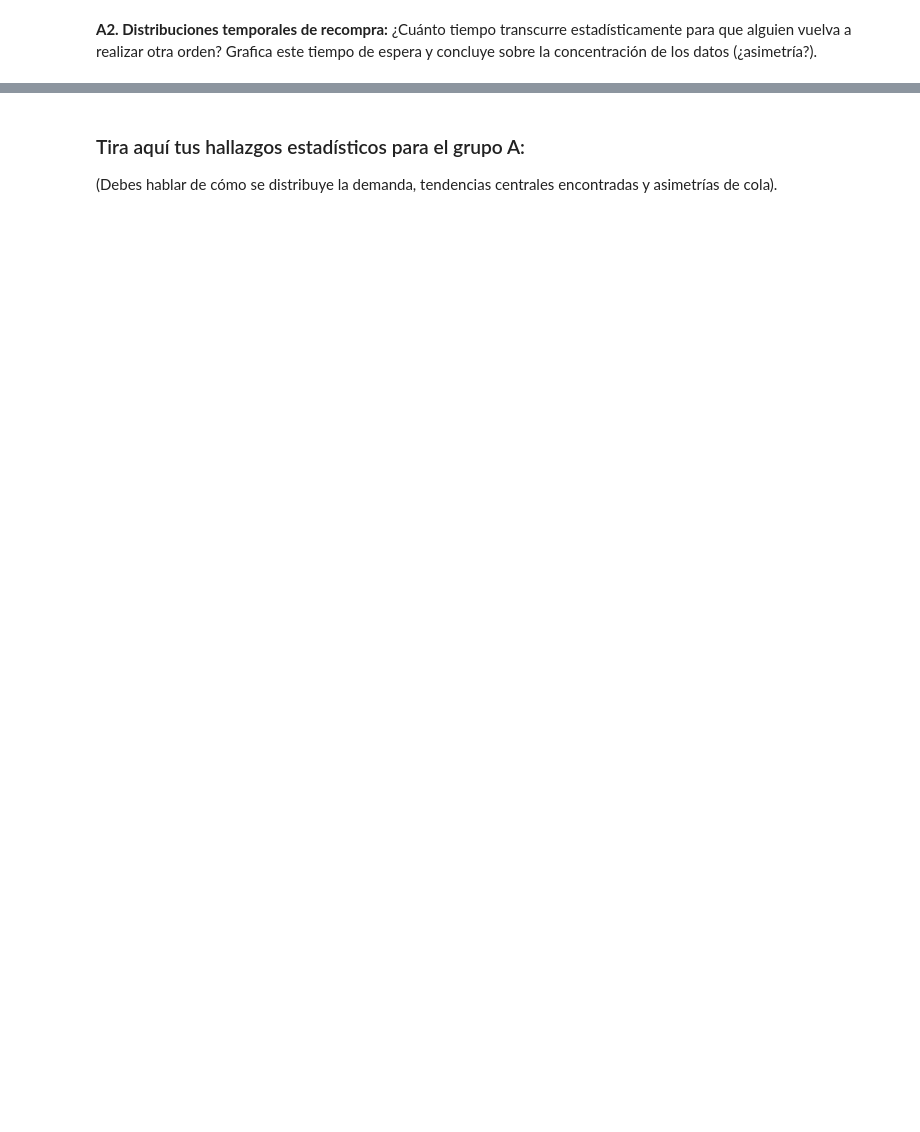
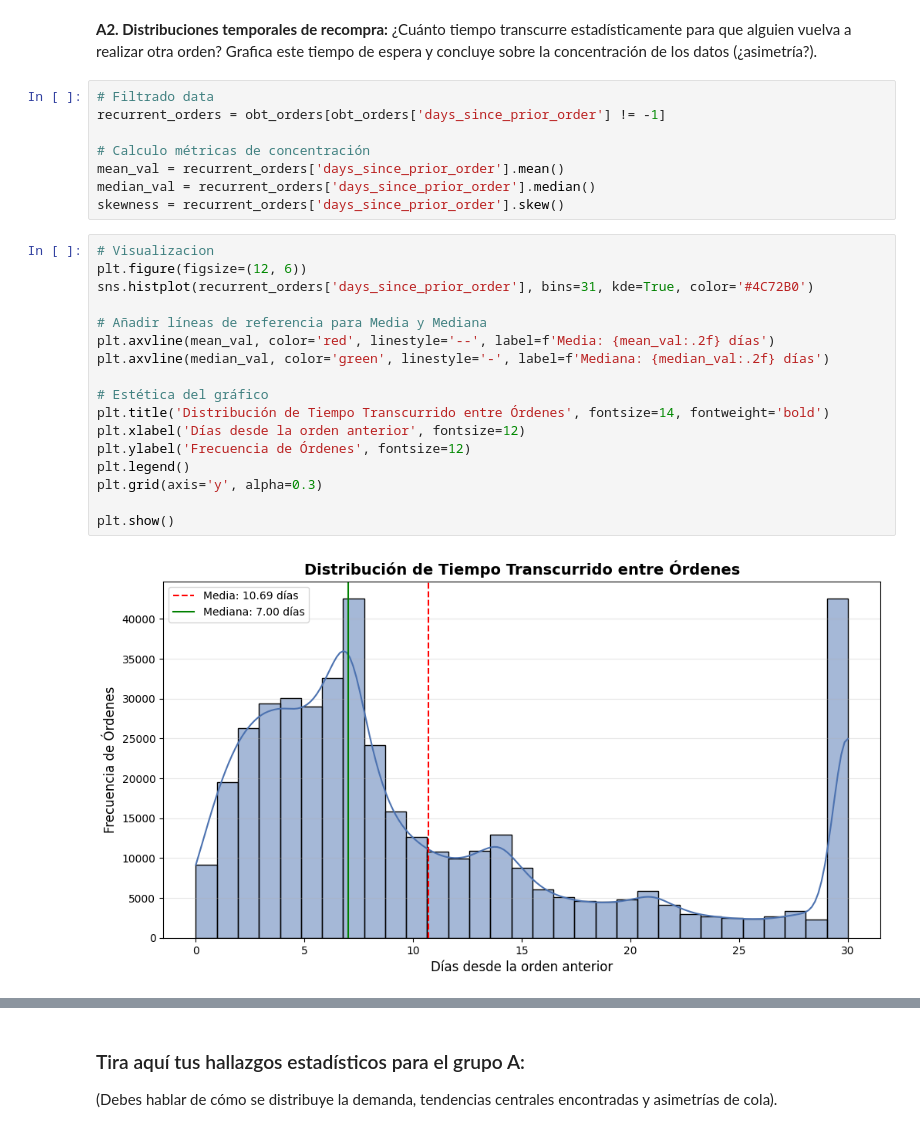
Before and after one commit to osbonilla/ds-week-2, a Jupyter notebook: taller_3_nombre_apellido.ipynb, the cells around one changed output, grey strips where cells are left out. Drawn from its saved outputs; the diff is of its cells as text; blank space fills up the shorter version.

```diff
--- a/taller_3_nombre_apellido.ipynb
+++ b/taller_3_nombre_apellido.ipynb
@@ -443,3 +491,30 @@ Verifica con código que `order_hour_of_day` y `order_dow` tienen distribuciones
 # %% [markdown]
 **A2. Distribuciones temporales de recompra:**
 ¿Cuánto tiempo transcurre estadísticamente para que alguien vuelva a realizar otra orden? Grafica este tiempo de espera y concluye sobre la concentración de los datos (¿asimetría?).
+# %%
+# Filtrado data
+recurrent_orders = obt_orders[obt_orders['days_since_prior_order'] != -1]
+
+# Calculo métricas de concentración
+mean_val = recurrent_orders['days_since_prior_order'].mean()
+median_val = recurrent_orders['days_since_prior_order'].median()
+skewness = recurrent_orders['days_since_prior_order'].skew()
+# %%
+# Visualizacion
+plt.figure(figsize=(12, 6))
+sns.histplot(recurrent_orders['days_since_prior_order'], bins=31, kde=True, color='#4C72B0')
+
+# Añadir líneas de referencia para Media y Mediana
+plt.axvline(mean_val, color='red', linestyle='--', label=f'Media: {mean_val:.2f} días')
+plt.axvline(median_val, color='green', linestyle='-', label=f'Mediana: {median_val:.2f} días')
+
+# Estética del gráfico
+plt.title('Distribución de Tiempo Transcurrido entre Órdenes', fontsize=14, fontweight='bold')
+plt.xlabel('Días desde la orden anterior', fontsize=12)
+plt.ylabel('Frecuencia de Órdenes', fontsize=12)
+plt.legend()
+plt.grid(axis='y', alpha=0.3)
+
+plt.show()
+# %% [output]
+[figure, added]
```
Also changed, not shown: parts of 5 cells of this notebook.
